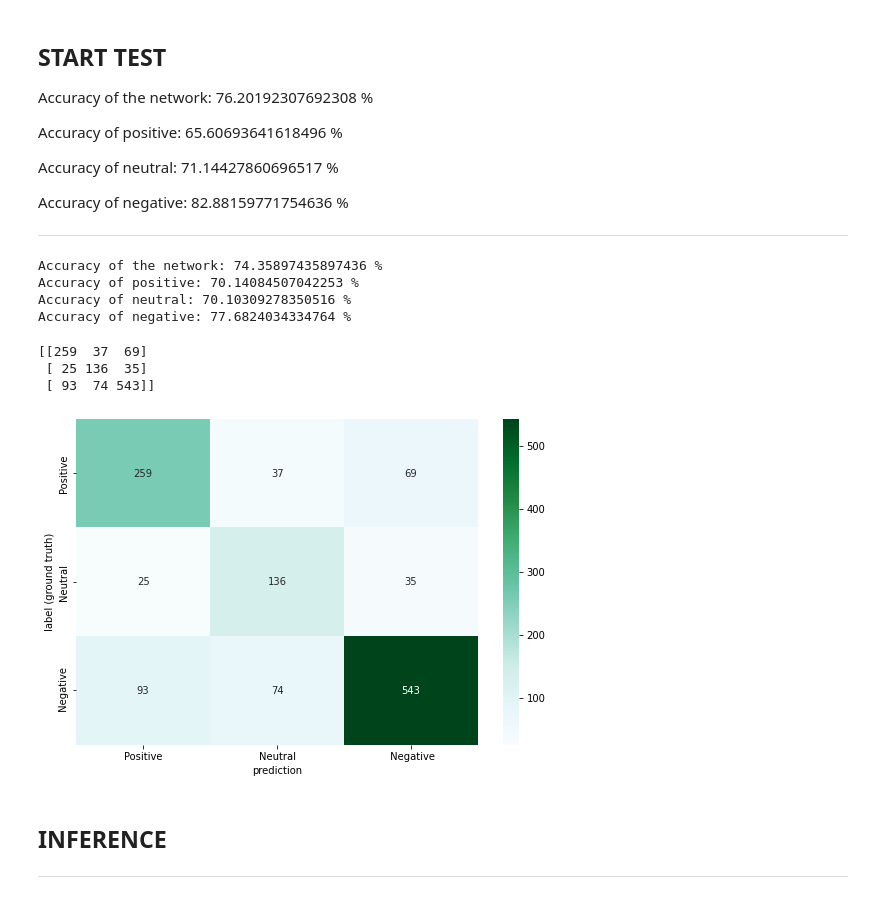
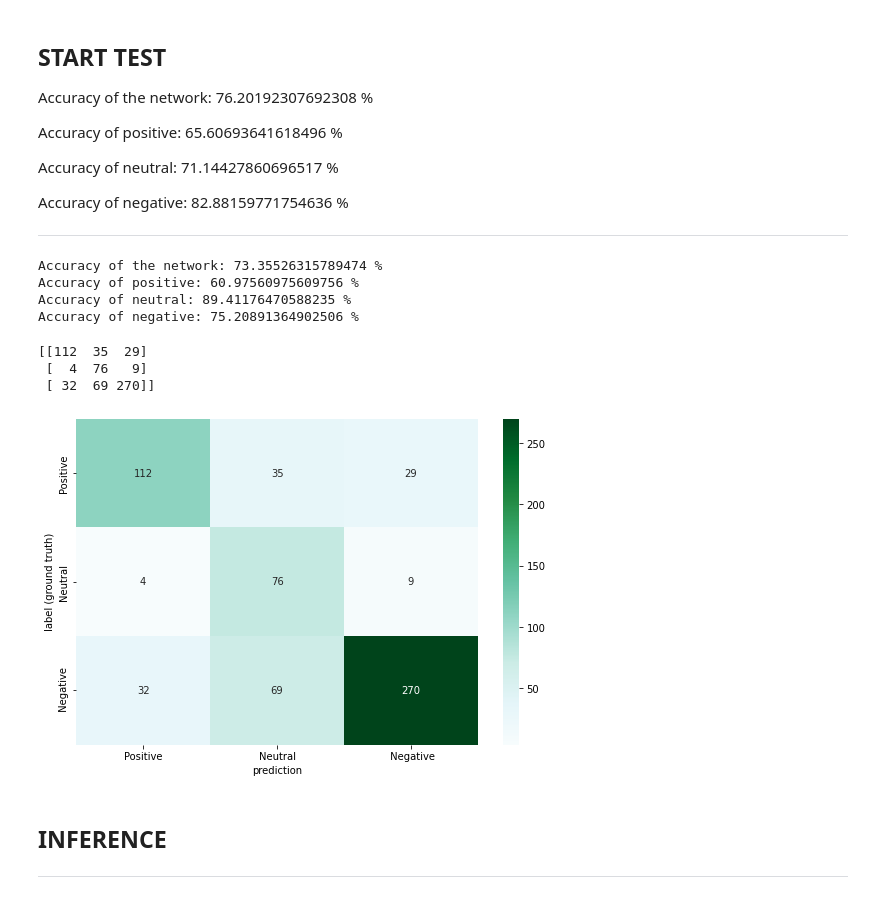
Before and after one commit to DorAzaria/Sentiment-Analysis---Deep-Learning-Methods-For-Speech-Recognition, a Jupyter notebook: train_model.ipynb, the cells around one changed output. Drawn from its saved outputs; the diff is of its cells as text; code cells hidden in the pictures.

```diff
--- a/train_model.ipynb
+++ b/train_model.ipynb
@@ -187,7 +204,7 @@ def accuracy(predictions, labels):
 
 ---
 # %%
-def test(convnet_model):
+def test(convnet_model, dataset):
     results = []
     test_batch_acc = []
 
@@ -197,10 +214,10 @@ def test(convnet_model):
         n_class_correct = [0 for i in range(3)]
         n_class_samples = [0 for i in range(3)]
 
-        n_class = [0 for i in range(len(convnet_model.dataset.test_y))]
+        n_class = [0 for i in range(len(dataset.test_y))]
         j = 0
 
-        for embedding, labels in convnet_model.dataset.test_loader:
+        for embedding, labels in dataset.test_loader:
 
             embedding = embedding.type(torch.FloatTensor)
             labels = labels.type(torch.LongTensor)
@@ -236,3 +257,22 @@ def test(convnet_model):
+# %%
+def validation(convnet_model, dataset, loss_function):
+    # Settings
+    model.eval()
+    loss_total = 0
+
+    # Test validation data
+    with torch.no_grad():
+        for embedding, labels in dataset.valid_loader:
+            embedding = embedding.type(torch.FloatTensor)
+            labels = labels.type(torch.LongTensor)
+            labels = labels.to(device)
+            embedding = embedding.to(device)
+
+            outputs = convnet_model(embedding)
+            loss = loss_function(outputs, labels)
+            loss_total += loss.item()
+
+    return loss_total / len(dataset.valid_loader)
 # %% [markdown]
 # **Train**
 ---
@@ -323,8 +393,8 @@ Downloading: "https://download.pytorch.org/torchaudio/models/wav2vec2_fairseq_ba
 
 ---
 # %%
-aer_dataset = Data()
-cnn = ConvNet(3, aer_dataset)
+dataset = Data()
+cnn = ConvNet()
 cnn.to(device)
-train_model(cnn)
+train_model(cnn, dataset)
 # %% [output]
@@ -362,35 +418,35 @@ Accuracy of negative: 82.88159771754636 %
 
 ---
 # %%
-n_class, results,  _ = test(cnn)
+n_class, results,  _ = test(cnn, dataset)
 
 for text in results:
   print(text)
 # %% [output]
-Accuracy of the network: 74.35897435897436 %
-Accuracy of positive: 70.14084507042253 %
-Accuracy of neutral: 70.10309278350516 %
-Accuracy of negative: 77.6824034334764 %
+Accuracy of the network: 73.35526315789474 %
+Accuracy of positive: 60.97560975609756 %
+Accuracy of neutral: 89.41176470588235 %
+Accuracy of negative: 75.20891364902506 %
 # %%
 from sklearn.metrics import confusion_matrix
 import matplotlib.pyplot as plt
 import seaborn as sns
 
 # Display the confusion matrix as a heatmap
-arr = confusion_matrix(aer_dataset.test_y.detach().cpu().numpy(), n_class)
+arr = confusion_matrix(dataset.test_y.detach().cpu().numpy(), n_class)
 class_names = ['Positive', 'Neutral', ' Negative']
 print(arr)
 df_cm = pd.DataFrame(arr, class_names, class_names)
 plt.figure(figsize = (9,6))
 sns.heatmap(df_cm, annot=True, fmt="d", cmap='BuGn')
 plt.xlabel("prediction")
 plt.ylabel("label (ground truth)")
 plt.show()
 # %% [output]
-[[259  37  69]
- [ 25 136  35]
- [ 93  74 543]]
+[[112  35  29]
+ [  4  76   9]
+ [ 32  69 270]]
-[figure, old version]
+[figure, new version]
 # %% [markdown]
 ## INFERENCE
 
```
Also changed, not shown: parts of 9 cells of this notebook.
